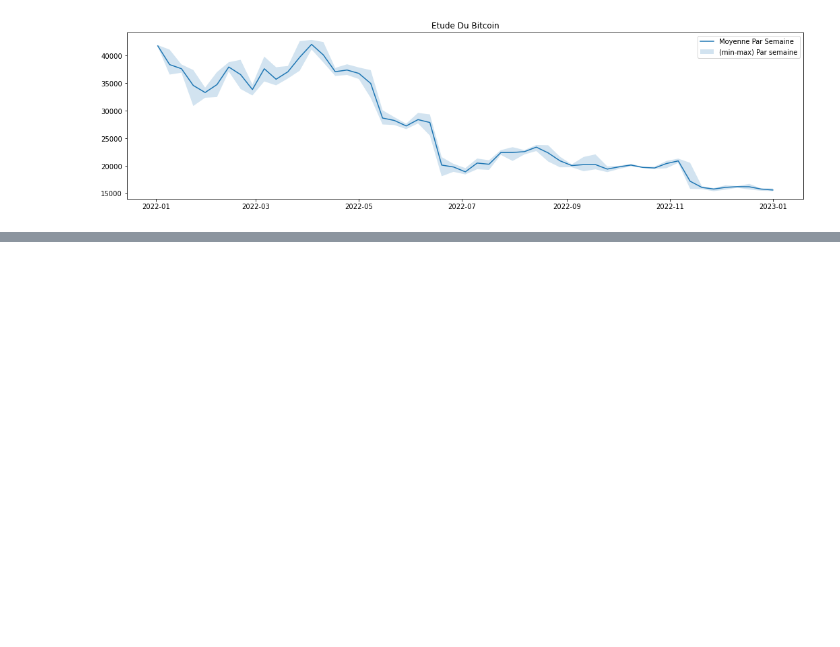
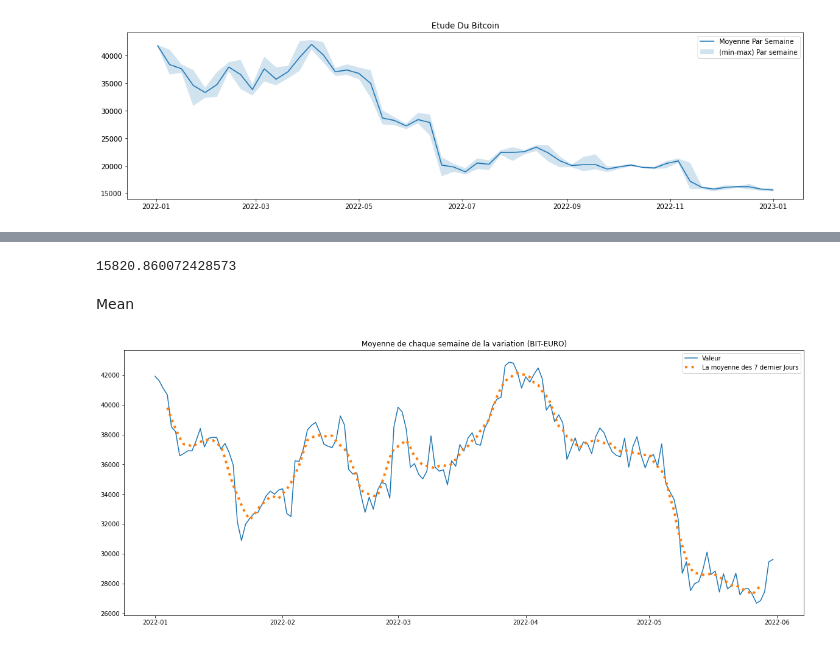
Before and after one commit to mohamed063197/Data-scientist, a Jupyter notebook: 02_Calcule_numérique-numpy_pandas + Application.ipynb, the cells around one changed output, grey strips where cells are left out. Saved outputs shown, nothing was run; the diff lists cells and outputs as text; code cells hidden in the pictures; blank space fills up the shorter version.

```diff
--- a/02_Calcule_numérique-numpy_pandas + Application.ipynb
+++ b/02_Calcule_numérique-numpy_pandas + Application.ipynb
@@ -888,0 +944,15 @@ plt.show()
+# %%
+data.loc['2022-12-21': '2022-12-27', 'Close'].mean()
+# %% [output]
+15820.860072428573
+# %% [markdown]
+Mean
+# %%
+plt.figure(figsize=(20,8))
+plt.plot(data.loc['2022-01': '2022-05','Close'], label="Valeur")
+plt.plot(data.loc['2022-01': '2022-05','Close'].rolling(window =7, center=True).mean(), lw=4, ls=':', label="La moyenne des 7 dernier Jours")
+plt.title('Moyenne de chaque semaine de la variation (BIT-EURO)')
+plt.legend()
+plt.show()
+# %% [output]
+[figure, added]
```
Also changed, not shown: parts of 50 cells of this notebook, 8 other files.
